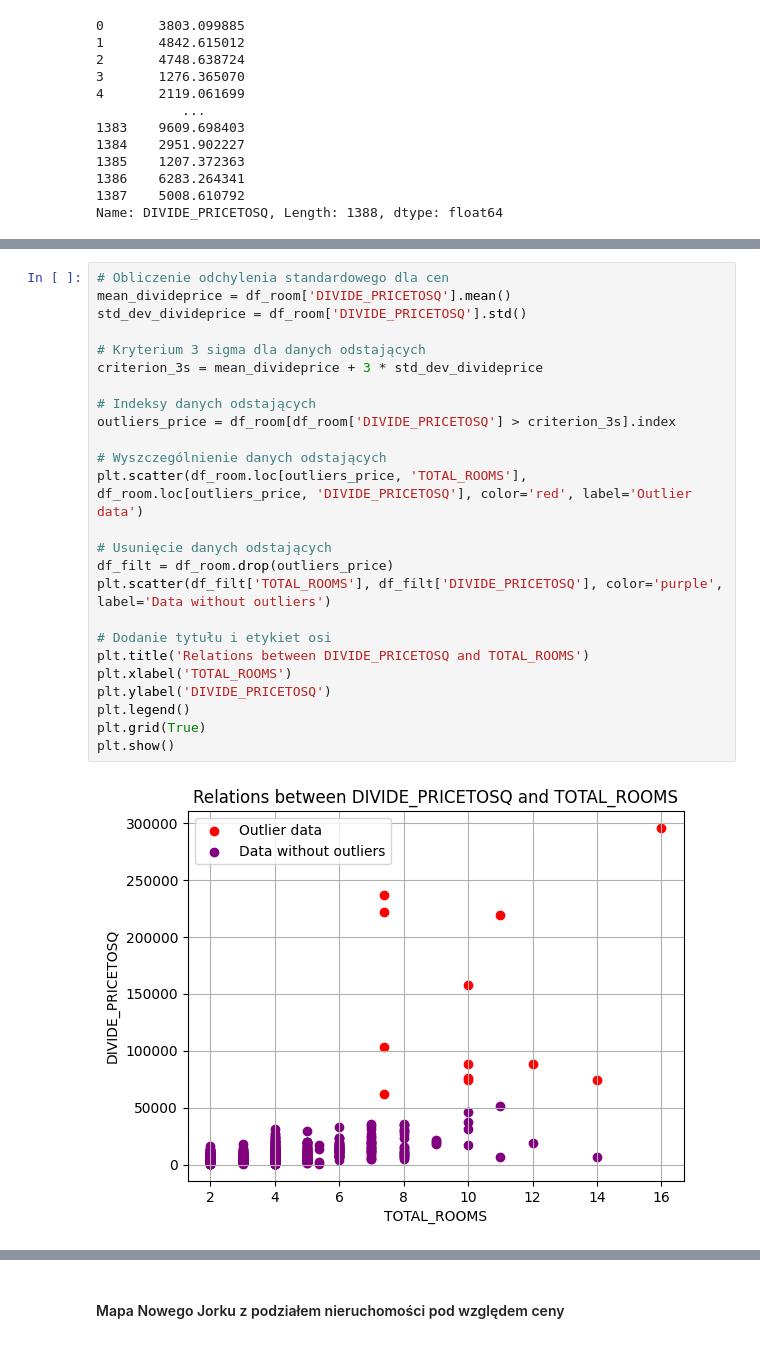
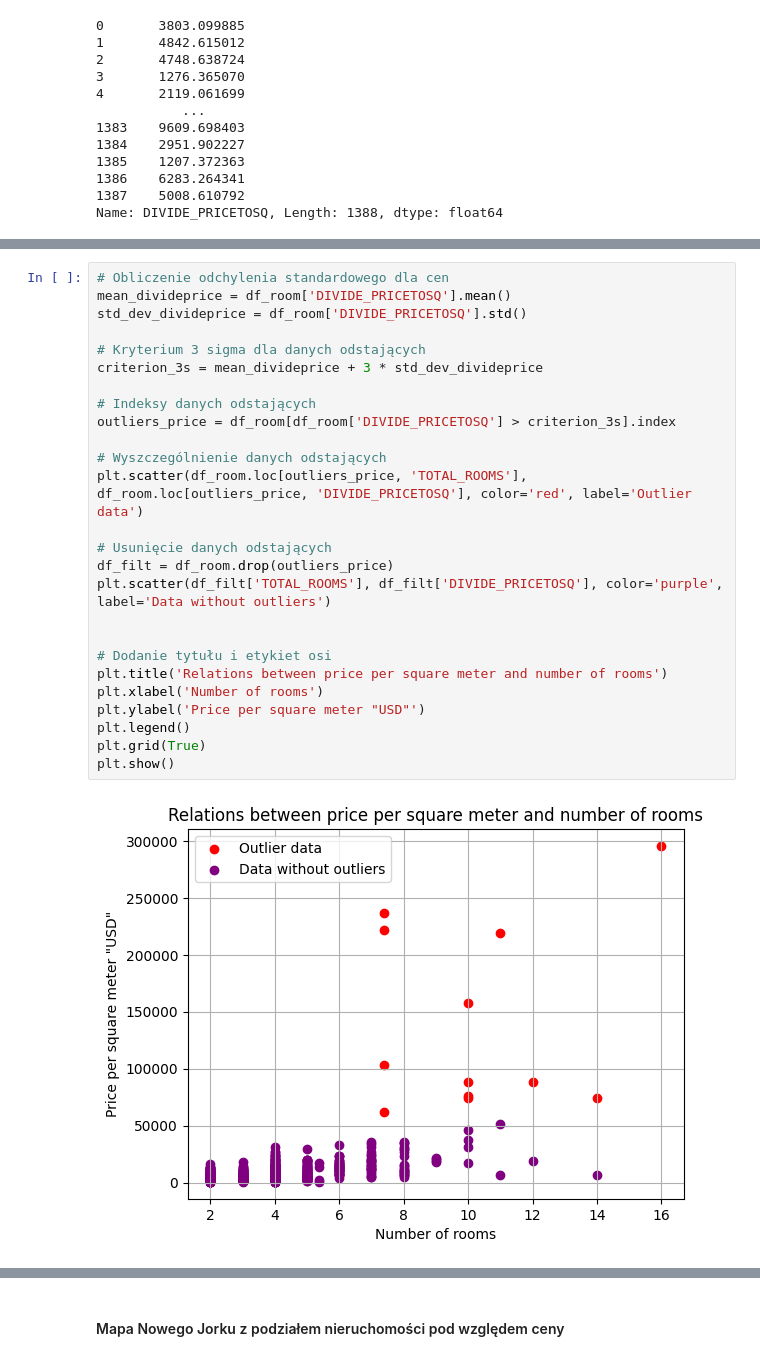
Before and after one commit to Baginka/DA_BA_NYCH, a Jupyter notebook: Data Analysis.ipynb, the cells around one changed output, grey strips where cells are left out. Saved outputs shown, nothing was run; the diff lists cells and outputs as text.

```diff
--- a/Data Analysis.ipynb
+++ b/Data Analysis.ipynb
@@ -369,30 +387,31 @@ df_room.head()
 # %%
 # Obliczenie odchylenia standardowego dla cen
 mean_divideprice = df_room['DIVIDE_PRICETOSQ'].mean()
 std_dev_divideprice = df_room['DIVIDE_PRICETOSQ'].std()
 
 # Kryterium 3 sigma dla danych odstających
 criterion_3s = mean_divideprice + 3 * std_dev_divideprice
 
 # Indeksy danych odstających
 outliers_price = df_room[df_room['DIVIDE_PRICETOSQ'] > criterion_3s].index
 
 # Wyszczególnienie danych odstających
 plt.scatter(df_room.loc[outliers_price, 'TOTAL_ROOMS'], df_room.loc[outliers_price, 'DIVIDE_PRICETOSQ'], color='red', label='Outlier data')
 
 # Usunięcie danych odstających
 df_filt = df_room.drop(outliers_price)
 plt.scatter(df_filt['TOTAL_ROOMS'], df_filt['DIVIDE_PRICETOSQ'], color='purple', label='Data without outliers')
 
+
 # Dodanie tytułu i etykiet osi
-plt.title('Relations between DIVIDE_PRICETOSQ and TOTAL_ROOMS')
-plt.xlabel('TOTAL_ROOMS')
-plt.ylabel('DIVIDE_PRICETOSQ')
+plt.title('Relations between price per square meter and number of rooms')
+plt.xlabel('Number of rooms')
+plt.ylabel('Price per square meter "USD"')
 plt.legend()
 plt.grid(True)
 plt.show()
 # %% [output]
-[figure, old version]
+[figure, new version]
 # %%
 # Przedstawienie wyników pomijając wartości odstające.
 plt.figure(figsize=(10, 6))
```
Also changed, not shown: parts of 26 cells of this notebook.
